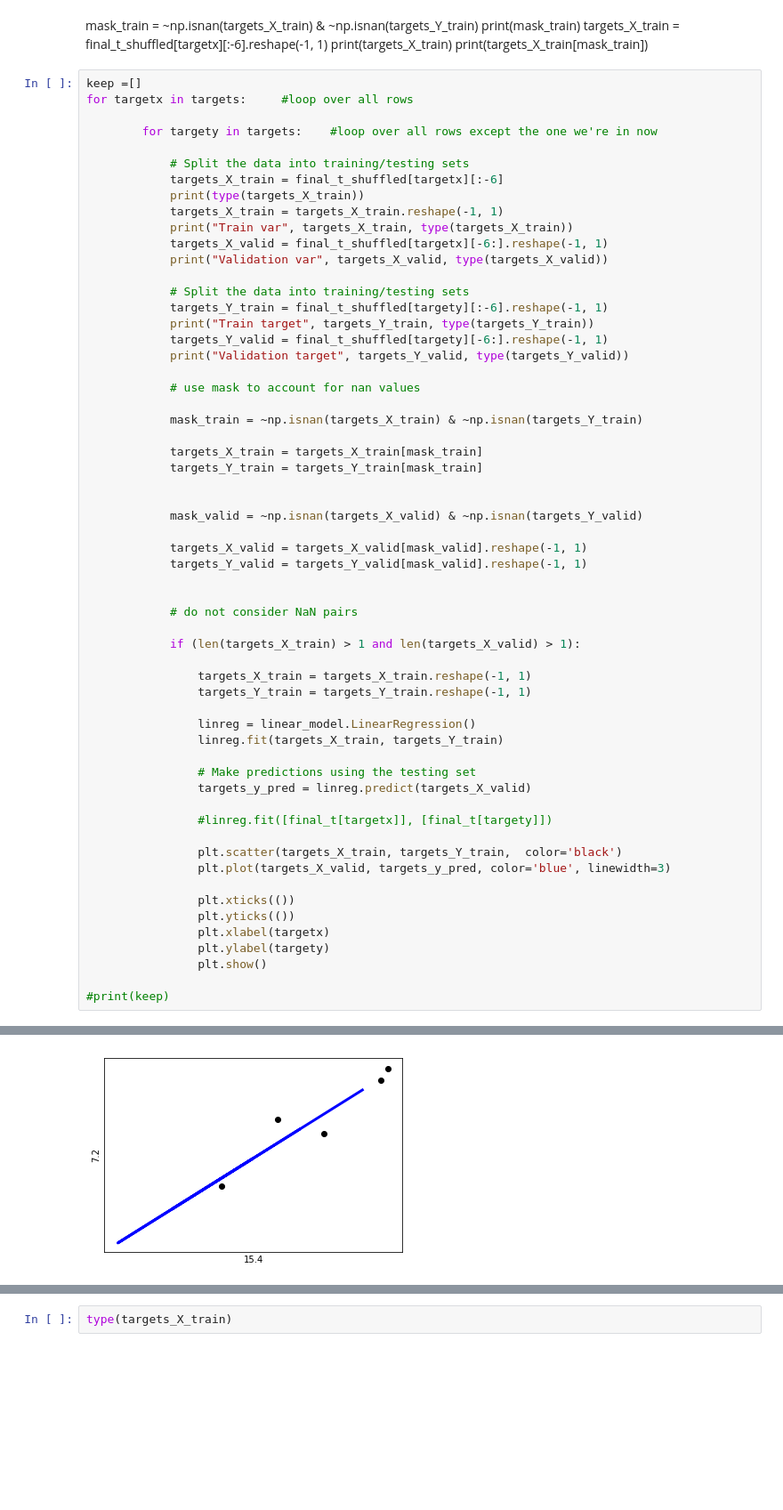
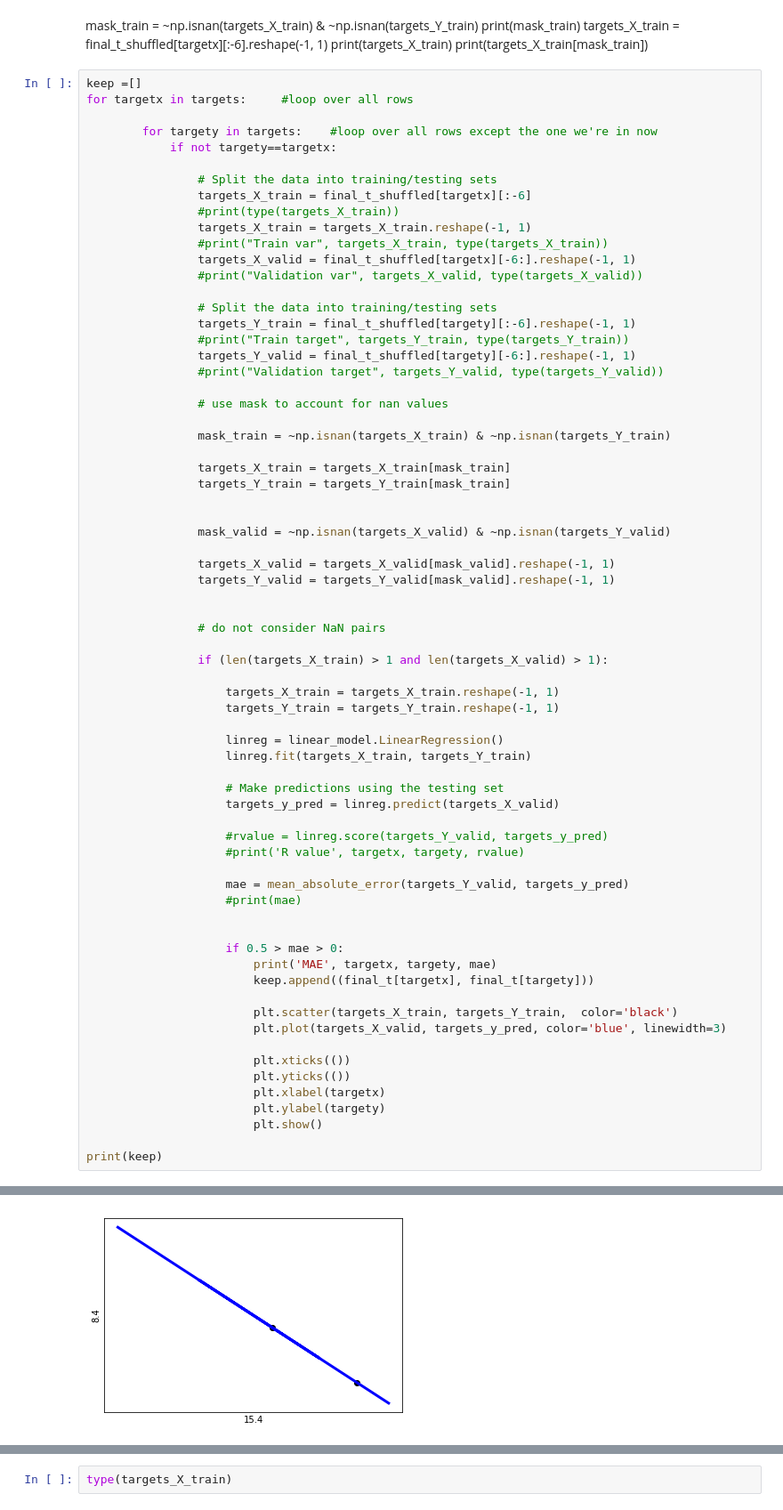
Before and after one commit to felix-laumann/MBML-SDG-targets, a Jupyter notebook: intermediate_df/infer latent targets-checkpoint.ipynb, the cells around one changed output, grey strips where cells are left out. Shown at 89% size. Cells and saved outputs as stored; diff of their text form; blank space fills up the shorter version.

Commit message:
linear regression rules

```diff
--- a/intermediate_df/infer latent targets-checkpoint.ipynb
+++ b/intermediate_df/infer latent targets-checkpoint.ipynb
@@ -270,58 +271,68 @@ keep =[]
 for targetx in targets:     #loop over all rows
 
         for targety in targets:    #loop over all rows except the one we're in now
+            if not targety==targetx:
 
-            # Split the data into training/testing sets
-            targets_X_train = final_t_shuffled[targetx][:-6]
-            print(type(targets_X_train))
-            targets_X_train = targets_X_train.reshape(-1, 1)
-            print("Train var", targets_X_train, type(targets_X_train))
-            targets_X_valid = final_t_shuffled[targetx][-6:].reshape(-1, 1)
-            print("Validation var", targets_X_valid, type(targets_X_valid))
+                # Split the data into training/testing sets
+                targets_X_train = final_t_shuffled[targetx][:-6]
+                #print(type(targets_X_train))
+                targets_X_train = targets_X_train.reshape(-1, 1)
+                #print("Train var", targets_X_train, type(targets_X_train))
+                targets_X_valid = final_t_shuffled[targetx][-6:].reshape(-1, 1)
+                #print("Validation var", targets_X_valid, type(targets_X_valid))
 
-            # Split the data into training/testing sets
-            targets_Y_train = final_t_shuffled[targety][:-6].reshape(-1, 1)
-            print("Train target", targets_Y_train, type(targets_Y_train))
-            targets_Y_valid = final_t_shuffled[targety][-6:].reshape(-1, 1)
-            print("Validation target", targets_Y_valid, type(targets_Y_valid))
+                # Split the data into training/testing sets
+                targets_Y_train = final_t_shuffled[targety][:-6].reshape(-1, 1)
+                #print("Train target", targets_Y_train, type(targets_Y_train))
+                targets_Y_valid = final_t_shuffled[targety][-6:].reshape(-1, 1)
+                #print("Validation target", targets_Y_valid, type(targets_Y_valid))
 
-            # use mask to account for nan values
+                # use mask to account for nan values
 
-            mask_train = ~np.isnan(targets_X_train) & ~np.isnan(targets_Y_train)
+                mask_train = ~np.isnan(targets_X_train) & ~np.isnan(targets_Y_train)
 
-            targets_X_train = targets_X_train[mask_train]
-            targets_Y_train = targets_Y_train[mask_train]
+                targets_X_train = targets_X_train[mask_train]
+                targets_Y_train = targets_Y_train[mask_train]
 
 
-            mask_valid = ~np.isnan(targets_X_valid) & ~np.isnan(targets_Y_valid)
+                mask_valid = ~np.isnan(targets_X_valid) & ~np.isnan(targets_Y_valid)
 
-            targets_X_valid = targets_X_valid[mask_valid].reshape(-1, 1)
-            targets_Y_valid = targets_Y_valid[mask_valid].reshape(-1, 1)
+                targets_X_valid = targets_X_valid[mask_valid].reshape(-1, 1)
+                targets_Y_valid = targets_Y_valid[mask_valid].reshape(-1, 1)
 
 
-            # do not consider NaN pairs
+                # do not consider NaN pairs
 
-            if (len(targets_X_train) > 1 and len(targets_X_valid) > 1):
+                if (len(targets_X_train) > 1 and len(targets_X_valid) > 1):
 
-                targets_X_train = targets_X_train.reshape(-1, 1)
-                targets_Y_train = targets_Y_train.reshape(-1, 1)
+                    targets_X_train = targets_X_train.reshape(-1, 1)
+                    targets_Y_train = targets_Y_train.reshape(-1, 1)
 
-                linreg = linear_model.LinearRegression()
-                linreg.fit(targets_X_train, targets_Y_train)
+                    linreg = linear_model.LinearRegression()
+                    linreg.fit(targets_X_train, targets_Y_train)
 
-                # Make predictions using the testing set
-                targets_y_pred = linreg.predict(targets_X_valid)
+                    # Make predictions using the testing set
+                    targets_y_pred = linreg.predict(targets_X_valid)
 
-                #linreg.fit([final_t[targetx]], [final_t[targety]])
+                    #rvalue = linreg.score(targets_Y_valid, targets_y_pred)
+                    #print('R value', targetx, targety, rvalue)
 
-                plt.scatter(targets_X_train, targets_Y_train,  color='black')
-                plt.plot(targets_X_valid, targets_y_pred, color='blue', linewidth=3)
+                    mae = mean_absolute_error(targets_Y_valid, targets_y_pred)
+                    #print(mae)
 
-                plt.xticks(())
-                plt.yticks(())
-                plt.xlabel(targetx)
-                plt.ylabel(targety)
-                plt.show()
 
-#print(keep)
+                    if 0.5 > mae > 0:
+                        print('MAE', targetx, targety, mae)
+                        keep.append((final_t[targetx], final_t[targety]))
+
+                        plt.scatter(targets_X_train, targets_Y_train,  color='black')
+                        plt.plot(targets_X_valid, targets_y_pred, color='blue', linewidth=3)
+
+                        plt.xticks(())
+                        plt.yticks(())
+                        plt.xlabel(targetx)
+                        plt.ylabel(targety)
+                        plt.show()
+
+print(keep)
 # %% [output]
@@ -399 +346 @@ Validation var [[49.06]
-[figure, old version]
+[figure, new version]
```
Also changed, not shown: parts of 3 cells of this notebook.
